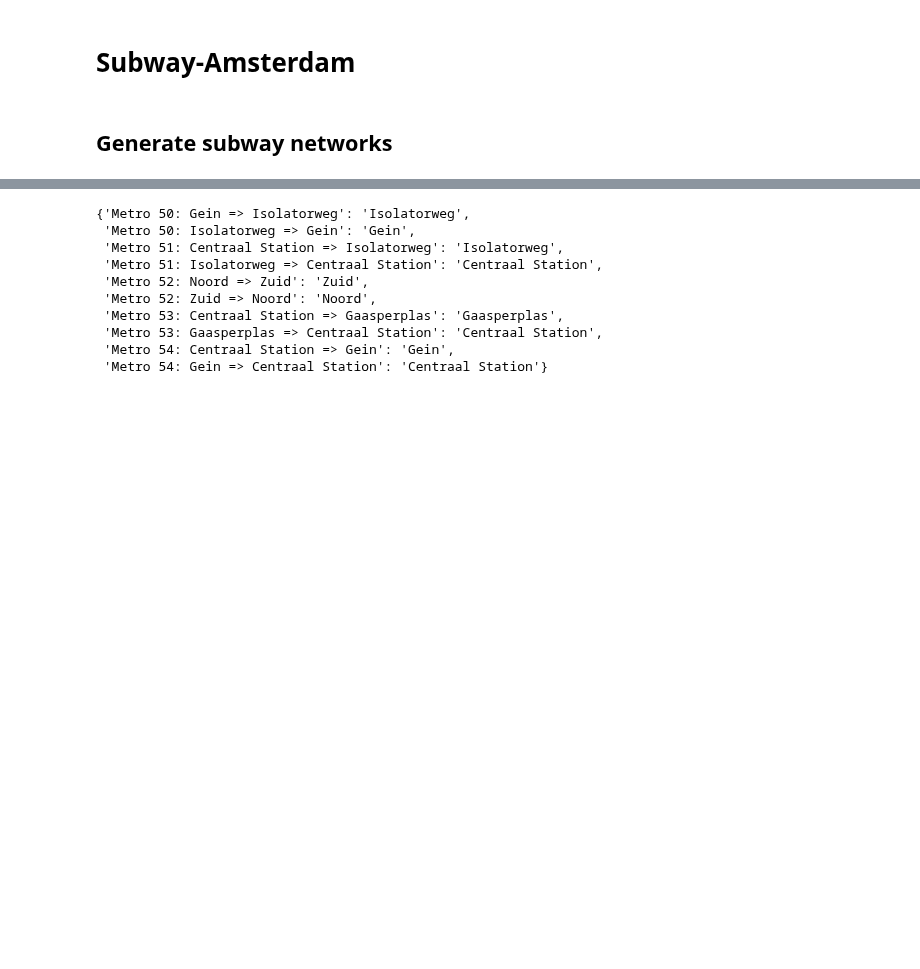
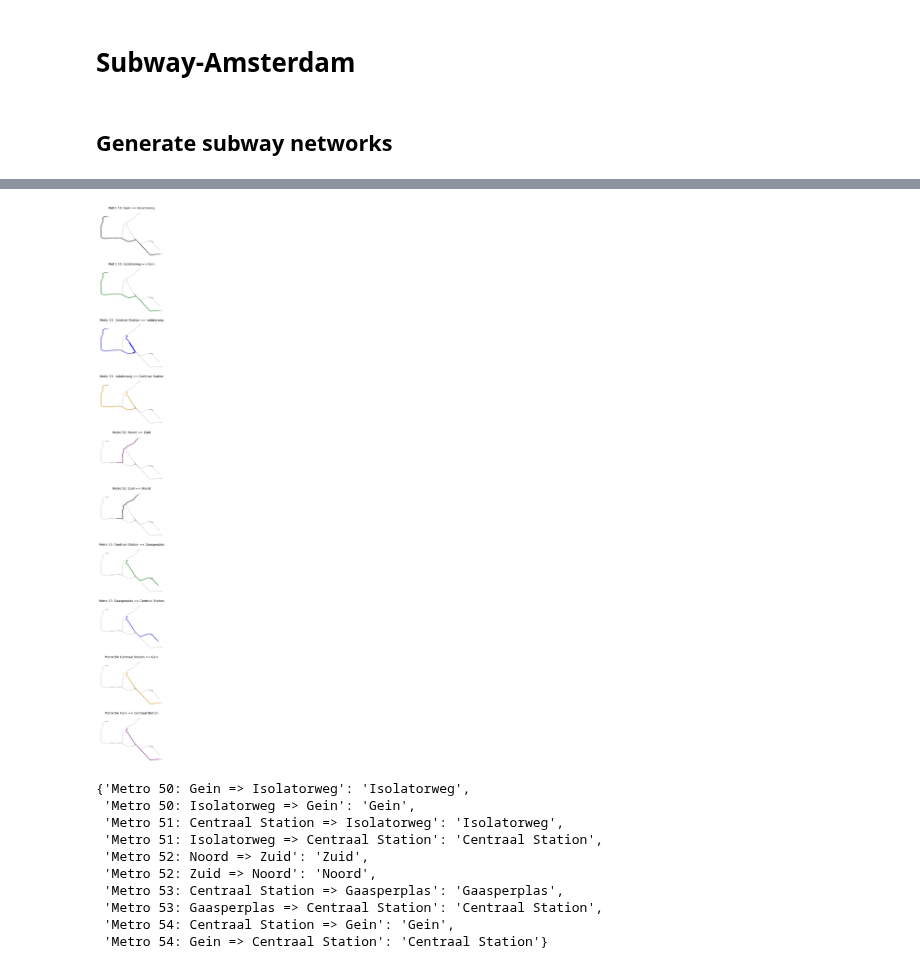
Before and after one commit to SYuGao/uvmt, a Jupyter notebook: notebooks/metro51_to_isolasoweg.ipynb, the cells around one changed output, grey strips where cells are left out. Saved outputs shown, nothing was run; the diff lists cells and outputs as text; code cells hidden in the pictures; blank space fills up the shorter version.

```diff
--- a/notebooks/metro51_to_isolasoweg.ipynb
+++ b/notebooks/metro51_to_isolasoweg.ipynb
@@ -368,6 +452,10 @@ sub_routes
 | 7 | 4515356 | subway | Centraal Station | Metro 53: Gaasperplas => Centraal... | 53 | Stadsvervoer Amsterdam | None | MULTILINESTRING ((4.98373 52.3120... |
 | 8 | 18423 | subway | Gein | Metro 54: Centraal Station => Gein | 54 | Stadsvervoer Amsterdam | None | MULTILINESTRING ((4.90193 52.3768... |
 | 9 | 4515357 | subway | Centraal Station | Metro 54: Gein => Centraal Station | 54 | Stadsvervoer Amsterdam | None | MULTILINESTRING ((4.98996 52.2964... |
+# %%
+sub_order_route_dict, sub_shortest_path_pairs, sub_shortest_path_edges, sub_edges = metro(sub_stations, edges, nodes, sub_routes, city='Amsterdam')
+# %% [output]
+[figure, added]
 # %%
 city_sub_start_station_name_dict = start_station_dict(sub_routes)
 city_sub_start_station_name_dict
```
Also changed, not shown: parts of 22 cells of this notebook, 2 other files.
